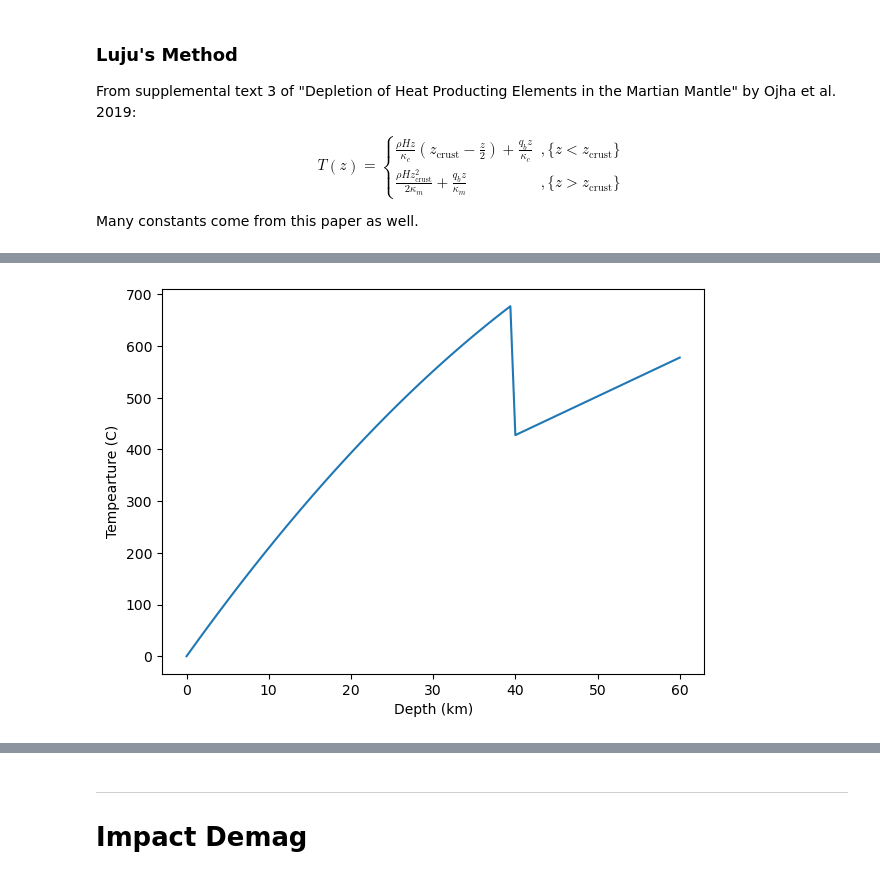
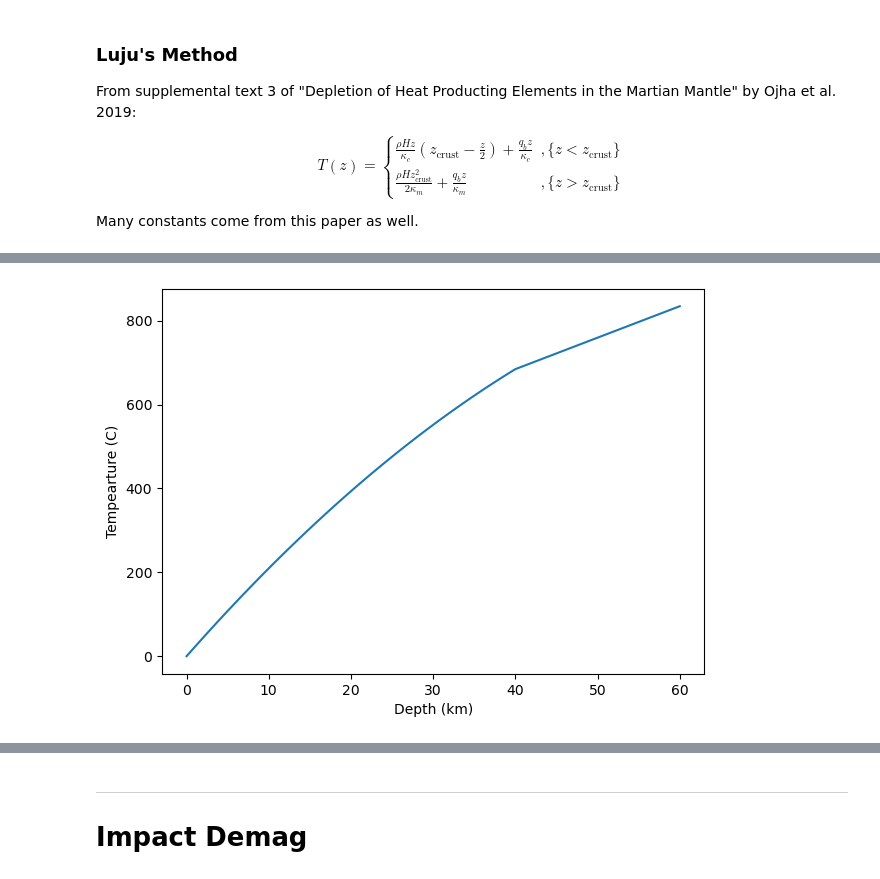
Before and after one commit to Humboldt-Penguin/Mars-Magnetics-Research, a Jupyter notebook: code/04_curie_depths/demag_analysis_v2.ipynb, the cells around one changed output, grey strips where cells are left out. Cells and saved outputs as stored; diff of their text form; code cells hidden in the pictures.

Commit message:
04 fixed luju plot, added comparison

```diff
--- a/code/04_curie_depths/demag_analysis_v2.ipynb
+++ b/code/04_curie_depths/demag_analysis_v2.ipynb
@@ -772,33 +816,41 @@ def tempAtDepth(lon, lat, t, depth_km, volatile_adjusted = False):
     '''WARNING: THIS IS A CONSTLY COMPUTATION bc `calc_H`, do not run this function for a large dataset :3'''
 
     rho = 2800 # density of crust [kg m^-3]
     H = calc_H(lon, lat, t, volatile_adjusted) # heat production in crust [W kg^-1]
     k_cr = 2.5 # thermal conductivity of crust [W m^-1 K^-1]
     k_m = 4 # thermal conductivity of mantle [W m^-1 K^-1]
     thickness_crust_m = 40e3 # from random map i found online -- eventually automate this!
     q_b = 30e-3 # basal heat flow, parameter sweep this from 0-50 -- this is what we can figure out using sph harmonics and impact modelling!
     depth_m = depth_km*1000
 
-    if depth_m < thickness_crust_m:
+
+    left = ((rho * H * thickness_crust_m)/(k_cr))*(thickness_crust_m - thickness_crust_m/2) + (q_b * thickness_crust_m)/(k_cr)
+    right = ((rho * H * thickness_crust_m**2)/(2*k_m)) + ((q_b * thickness_crust_m)/(k_m))
+    T_0 = left-right
+
+
+    if depth_m <= thickness_crust_m:
         T = ((rho * H * depth_m)/(k_cr))*(thickness_crust_m - depth_m/2) + (q_b * depth_m)/(k_cr)
     else:
-        T = ((rho * H * thickness_crust_m**2)/(2*k_m)) + ((q_b * depth_m)/(k_m))
+        T = T_0 + ((rho * H * thickness_crust_m**2)/(2*k_m)) + ((q_b * depth_m)/(k_m))
 
     return T
+
+
 
 
 ############################################
 depths = np.linspace(0, 60, 100)
 temp = [tempAtDepth(henry["lon"], henry["lat"], henry["formation"], depth_km=z, volatile_adjusted = True) for z in depths]
 
 
 fig = plt.figure(figsize=(7,5))
 ax = plt.axes()
 ax.plot(depths, temp)
 
 ax.set_xlabel("Depth (km)")
 ax.set_ylabel("Tempearture (C)")
 
 plt.show(ax)
 # %% [output]
-[figure, old version]
+[figure, new version]
```
Also changed, not shown: parts of 3 cells of this notebook.
